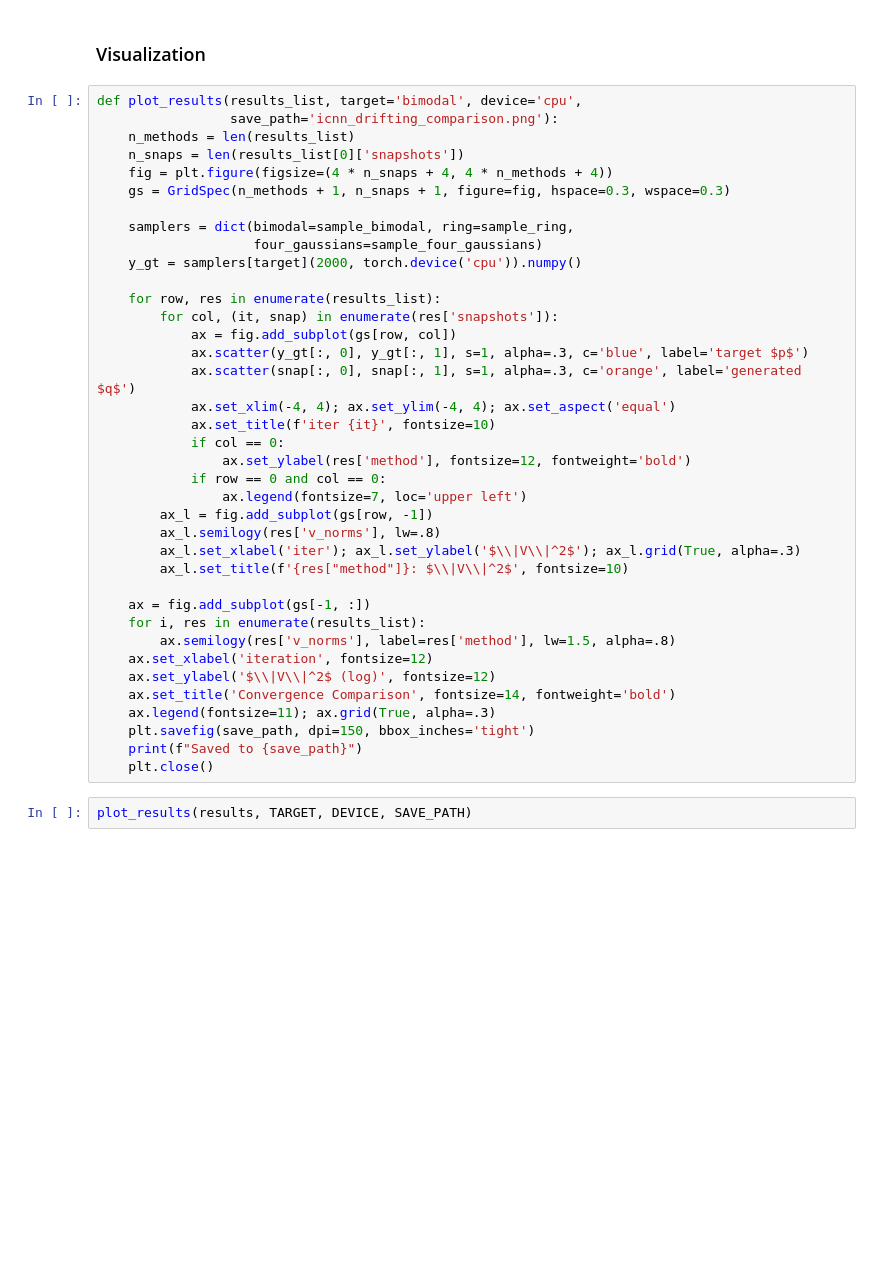
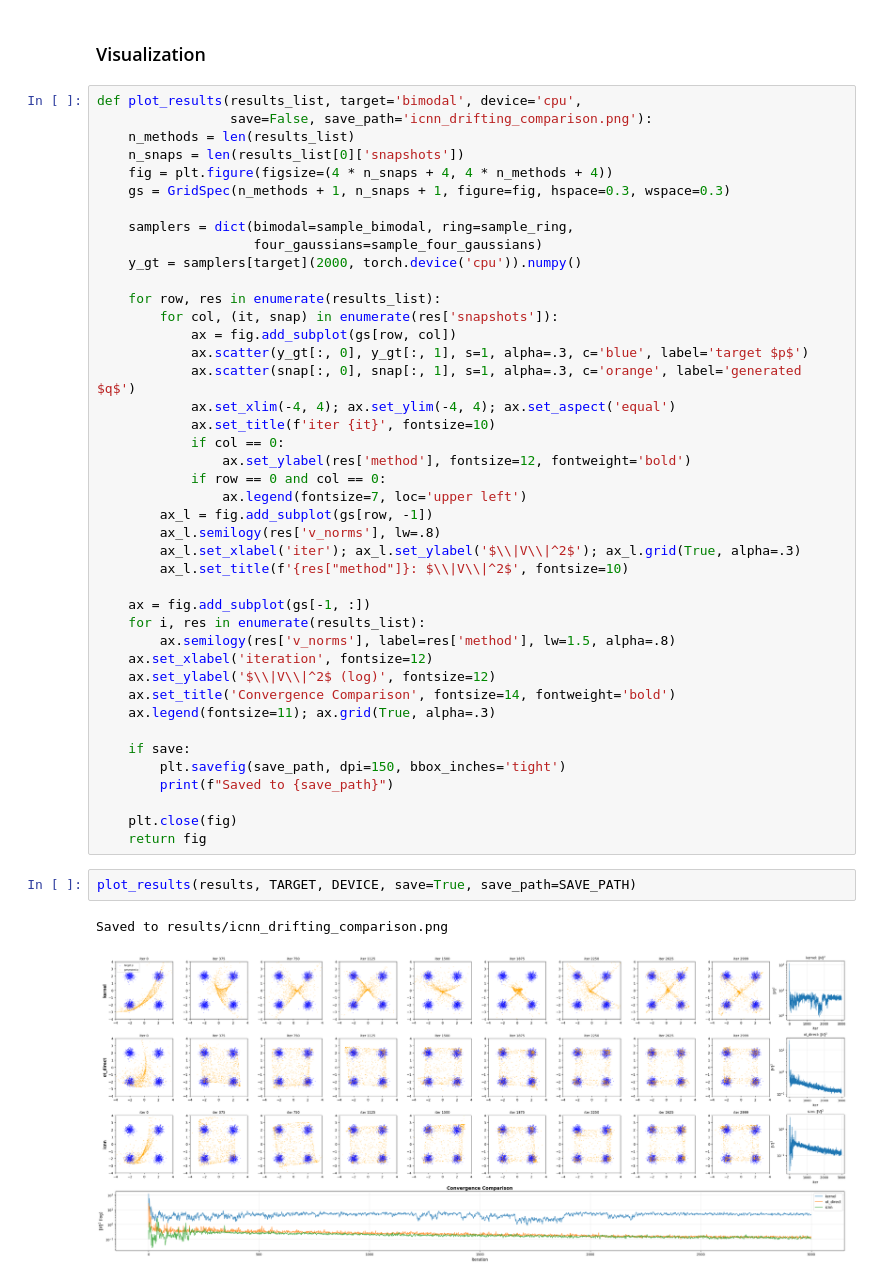
Before and after one commit to alirezaabdollahpour/Drifting-ICNN, a Jupyter notebook: Drifting_ICNN.ipynb, the cells around one changed output. Cells and saved outputs as stored; diff of their text form; blank space fills up the shorter version.

```diff
--- a/Drifting_ICNN.ipynb
+++ b/Drifting_ICNN.ipynb
@@ -371,7 +388,7 @@ for m in METHODS:
 ### Visualization
 # %%
 def plot_results(results_list, target='bimodal', device='cpu',
-                 save_path='icnn_drifting_comparison.png'):
+                 save=False, save_path='icnn_drifting_comparison.png'):
     n_methods = len(results_list)
     n_snaps = len(results_list[0]['snapshots'])
     fig = plt.figure(figsize=(4 * n_snaps + 4, 4 * n_methods + 4))
@@ -404,8 +421,15 @@ def plot_results(results_list, target='bimodal', device='cpu',
     ax.set_ylabel('$\\|V\\|^2$ (log)', fontsize=12)
     ax.set_title('Convergence Comparison', fontsize=14, fontweight='bold')
     ax.legend(fontsize=11); ax.grid(True, alpha=.3)
-    plt.savefig(save_path, dpi=150, bbox_inches='tight')
-    print(f"Saved to {save_path}")
-    plt.close()
+
+    if save:
+        plt.savefig(save_path, dpi=150, bbox_inches='tight')
+        print(f"Saved to {save_path}")
+
+    plt.close(fig)
+    return fig
 # %%
-plot_results(results, TARGET, DEVICE, SAVE_PATH)
+plot_results(results, TARGET, DEVICE, save=True, save_path=SAVE_PATH)
+# %% [output]
+Saved to results/icnn_drifting_comparison.png
+[figure, added]
```
Also changed, not shown: parts of 2 cells of this notebook, 1 other file.
